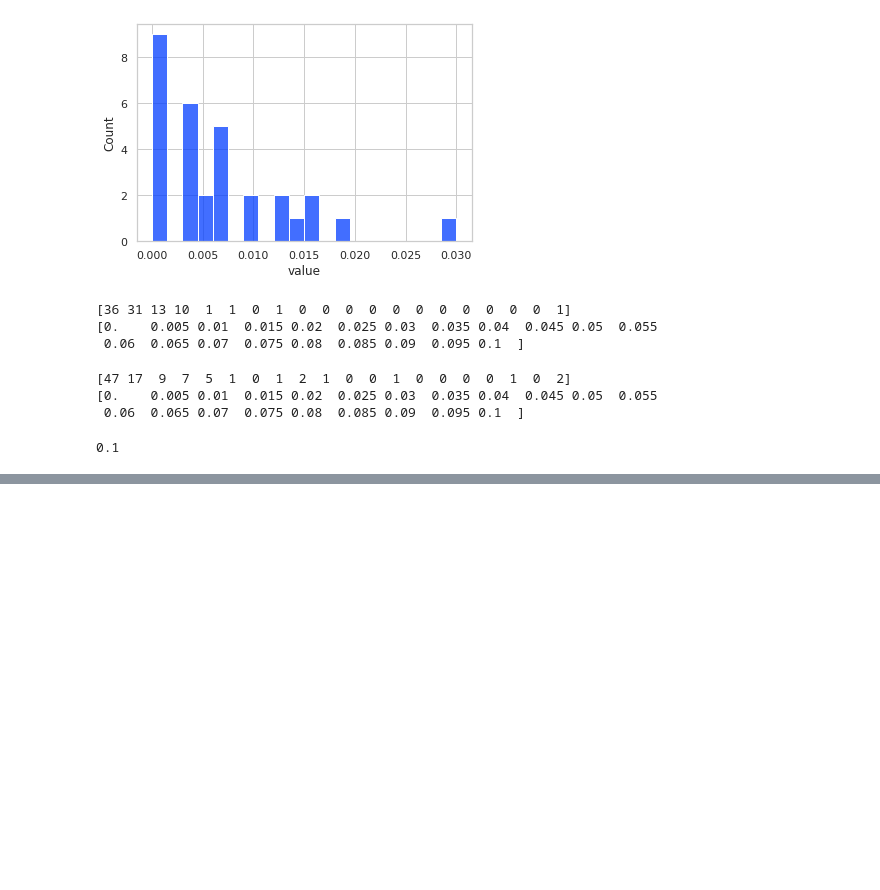
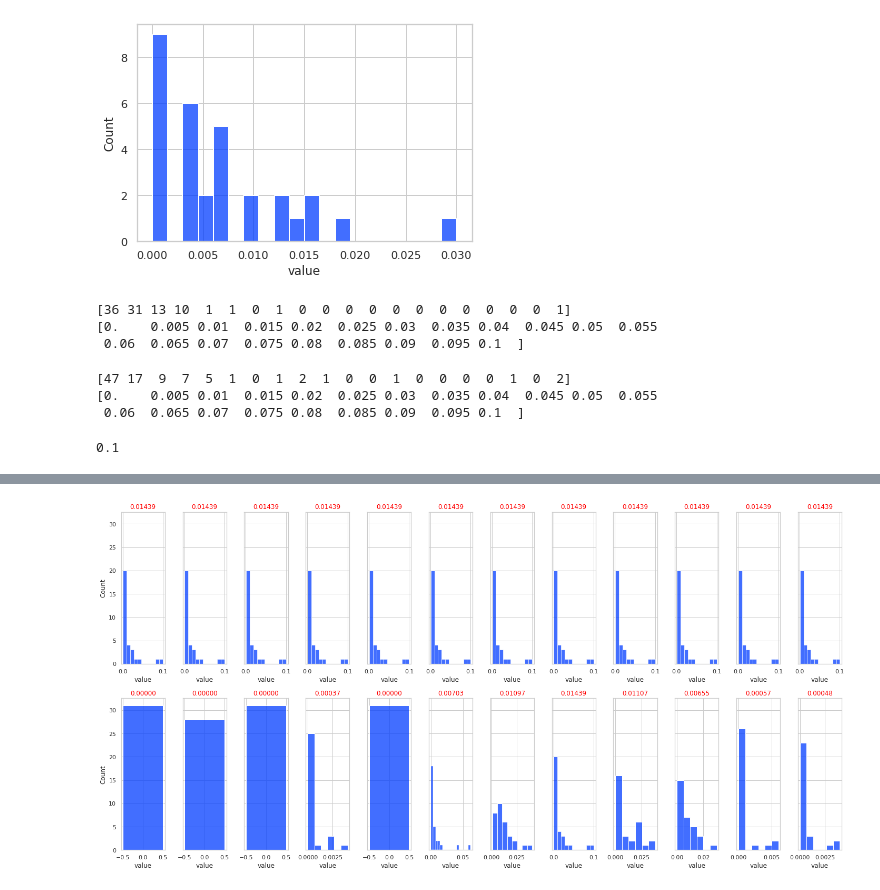
Before and after one commit to algoasylum/SatelliteImageAnalysis, a Jupyter notebook: GMM/jacc_rainfall.ipynb, the cells around one changed output, grey strips where cells are left out. Cells and saved outputs as stored; diff of their text form; code cells hidden in the pictures; blank space fills up the shorter version.

```diff
--- a/GMM/jacc_rainfall.ipynb
+++ b/GMM/jacc_rainfall.ipynb
@@ -171,3 +171,17 @@ s
 | 9 | 0.222222 | 0.235294 | 0.222222 | 0.226415 | 0.222222 | 0.511628 | 0.346939 | 0.534884 | 0.477273 | 1.000000 | 0.274510 | ... |
 | 10 | 0.805556 | 0.878788 | 0.805556 | 0.828571 | 0.805556 | 0.560976 | 0.120690 | 0.511628 | 0.207547 | 0.274510 | 1.000000 | ... |
 | 11 | 0.684211 | 0.742857 | 0.684211 | 0.750000 | 0.684211 | 0.536585 | 0.103448 | 0.454545 | 0.188679 | 0.280000 | 0.702703 | ... |
+# %%
+df19 = df[df.date.dt.year==2019]
+a = np.zeros(shape=(12, 12))
+for i in range(0,12):
+    for j in range(0,12):
+        dff = df19[df19.date.dt.month == i+1]
+        dfj = df19[df19.date.dt.month == j+1]
+        x = wasserstein_distance(dff.value,dfj.value)
+        a[i][j] = x
+dfww = pd.DataFrame(a)
+dfww = dfww / 0.014387
+cm = sns.light_palette("green", as_cmap=True)
+s = dfww.style.background_gradient(cmap=cm)
+s
@@ -174,3 +221,16 @@ s
+# %%
+fig , [ax1,ax2] = plt.subplots(2,12,figsize=(20,10),sharey = True)
+for i in range(0,12):
+    dfaug = df19[df19.date.dt.month == 8]
+    sns.histplot(dfaug.value,ax=ax1[i])
+    ax1[i].set_title("{:.5f}".format(dfaug.value.mean()),c='red')
+for i in range(0,12):
+    dfaug = df19[df19.date.dt.month == i+1]
+    sns.histplot(dfaug.value,ax=ax2[i])
+    ax2[i].set_title("{:.5f}".format(dfaug.value.mean()),c='red')
+plt.tight_layout()
+# %% [output]
+[figure, added]
 # %%
 df19 = df[df.date.dt.year==2019]
 df20 = df[df.date.dt.year==2018]
```
Also changed, not shown: parts of 2 cells of this notebook, 4 other files.
